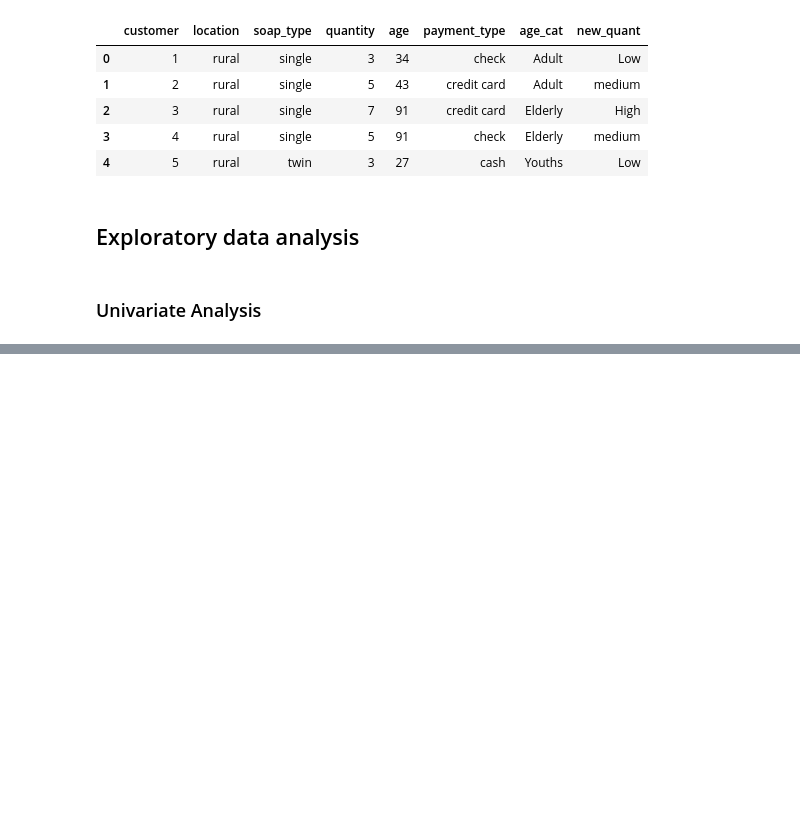
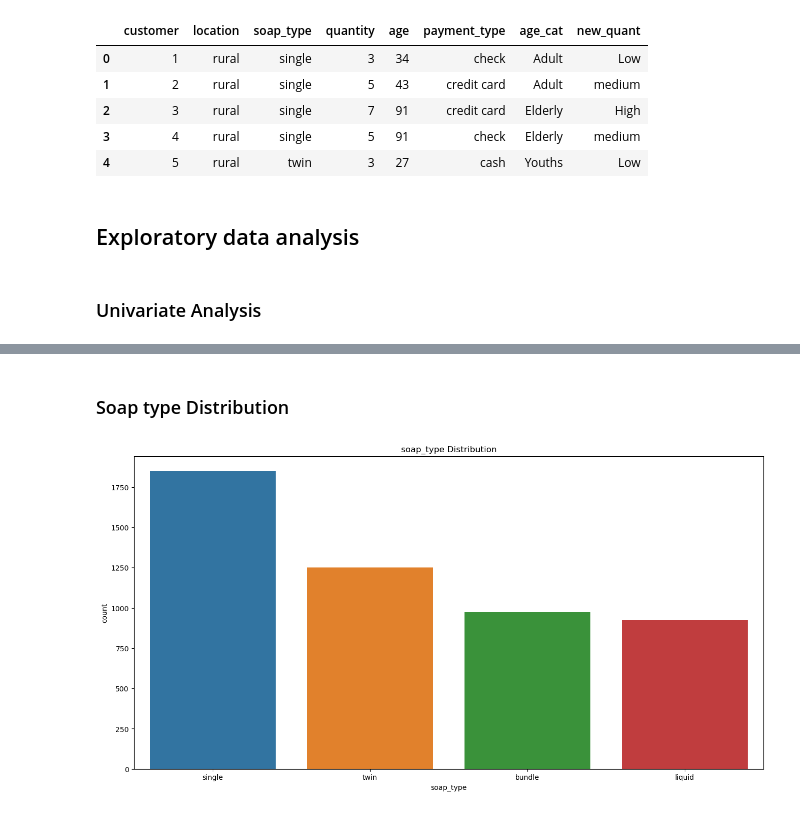
Before and after one commit to danielkimutai/Predicting-type-of-soap, a Jupyter notebook: index.ipynb, the cells around one changed output, grey strips where cells are left out. Cells and saved outputs as stored; diff of their text form; code cells hidden in the pictures; blank space fills up the shorter version.

```diff
--- a/index.ipynb
+++ b/index.ipynb
@@ -293,7 +302,7 @@ def pie_chart(df, column):
 # Plotting a bar graph
 def bar_graph(df,column):
     """A function that plots an horizontal for a given column in a DataFrame"""
-    plt.figure(figsize=(10,5))
+    plt.figure(figsize=(16,8))
     sns.countplot(x=column,data=df,order=df[column].value_counts().index)
     plt.title(f'{column} Distribution')
     plt.ylabel('count')
@@ -303,0 +310,6 @@ def bar_graph(df,column):
+# %% [markdown]
+### Soap type Distribution
+# %%
+bar_graph(df1,'soap_type')
+# %% [output]
+[figure, added]
```
Also changed, not shown: parts of 58 cells of this notebook, 1 other file.
